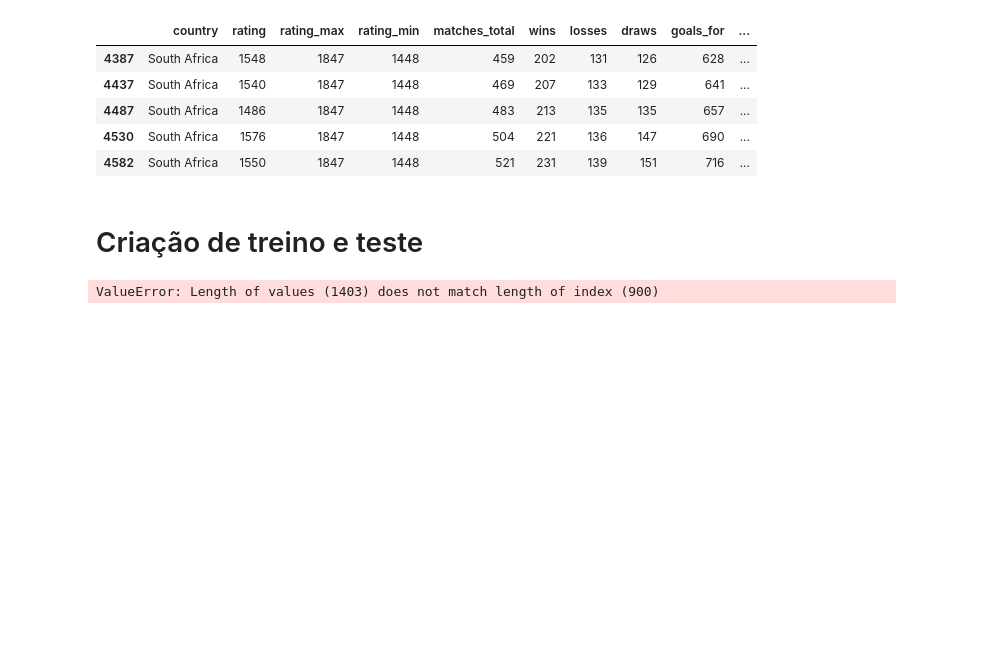
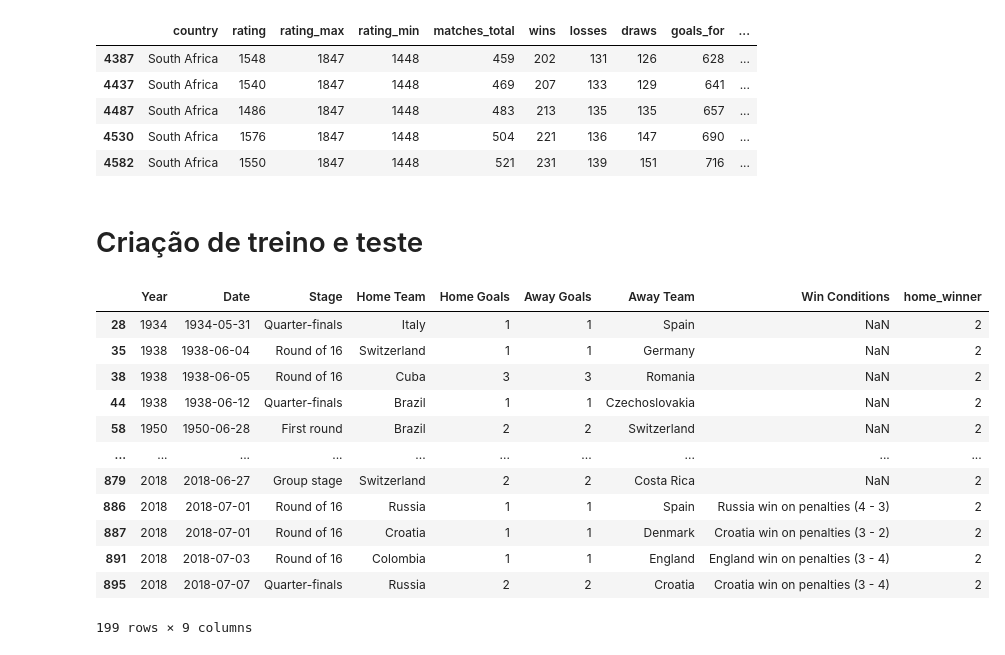
Before and after one commit to rafabandoni/world-cup-2026-predict, a Jupyter notebook: notebooks/eda.ipynb, the cells around one changed output. Drawn from its saved outputs; the diff is of its cells as text; code cells hidden in the pictures; blank space fills up the shorter version.

```diff
--- a/notebooks/eda.ipynb
+++ b/notebooks/eda.ipynb
@@ -231,19 +236,10 @@ elo.to_parquet('elo_featured.parquet')
 # %%
-matches_hist.drop([
-    'ID',
-    'Host Team'
-], axis=1, inplace=True)
-
 home_winner = []
 for idx, row in matches_hist.iterrows():
     if row['Home Goals'] > row['Away Goals']:
         home_winner.append(1)
-    if row['Home Goals'] < row['Away Goals']:
+    elif row['Home Goals'] < row['Away Goals']:
         home_winner.append(0)
     else:
         home_winner.append(2) # tratar empates
 matches_hist['home_winner'] = home_winner
-
-matches_hist.head()
-# %% [output]
-ValueError: Length of values (1403) does not match length of index (900)
@@ -251,0 +246,16 @@ matches_hist.head()
+# %%
+matches_hist[matches_hist['home_winner'] == 2]
+# %% [output]
+|  | Year | Date | Stage | Home Team | Home Goals | Away Goals | Away Team | Win Conditions | home_winner |
+| 28 | 1934 | 1934-05-31 | Quarter-finals | Italy | 1 | 1 | Spain | NaN | 2 |
+| 35 | 1938 | 1938-06-04 | Round of 16 | Switzerland | 1 | 1 | Germany | NaN | 2 |
+| 38 | 1938 | 1938-06-05 | Round of 16 | Cuba | 3 | 3 | Romania | NaN | 2 |
+| 44 | 1938 | 1938-06-12 | Quarter-finals | Brazil | 1 | 1 | Czechoslovakia | NaN | 2 |
+| 58 | 1950 | 1950-06-28 | First round | Brazil | 2 | 2 | Switzerland | NaN | 2 |
+| ... | ... | ... | ... | ... | ... | ... | ... | ... | ... |
+| 879 | 2018 | 2018-06-27 | Group stage | Switzerland | 2 | 2 | Costa Rica | NaN | 2 |
+| 886 | 2018 | 2018-07-01 | Round of 16 | Russia | 1 | 1 | Spain | Russia win on penalties (4 - 3) | 2 |
+| 887 | 2018 | 2018-07-01 | Round of 16 | Croatia | 1 | 1 | Denmark | Croatia win on penalties (3 - 2) | 2 |
+| 891 | 2018 | 2018-07-03 | Round of 16 | Colombia | 1 | 1 | England | England win on penalties (3 - 4) | 2 |
+| 895 | 2018 | 2018-07-07 | Quarter-finals | Russia | 2 | 2 | Croatia | Croatia win on penalties (3 - 4) | 2 |
+199 rows × 9 columns
```
Also changed, not shown: parts of 3 cells of this notebook.
